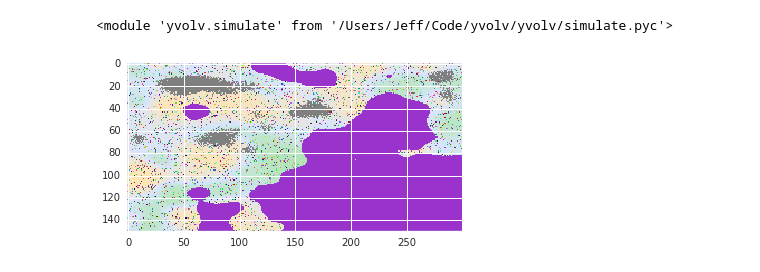
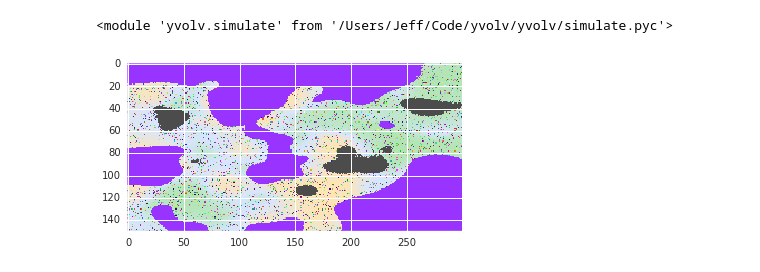
Before and after one commit to jeffschecter/yvolv, a Jupyter notebook: notebooks/scratch.ipynb, the cells around one changed output. Saved outputs shown, nothing was run; the diff lists cells and outputs as text; code cells hidden in the pictures.

```diff
--- a/notebooks/scratch.ipynb
+++ b/notebooks/scratch.ipynb
@@ -23,12 +67,12 @@ reload(simulate)
 # %%
-w = world.World(300, 150, tpoints=100, bpoints=60)
+w = world.World(300, 150, tpoints=50, bpoints=60)
 s = simulate.Simulation(w, 5000)
+
+figsize(6, 3)
+plt.imshow(s.image(), interpolation="none", filternorm=0)
+plt.show()
+# %% [output]
+[figure, added]
-# %%
-figsize(6, 3)
-plt.imshow(s.image(), interpolation="none", filternorm=0)
-plt.show()
-# %% [output]
-[figure, removed]
 # %%
 figsize(16, 8)
 
```
Also changed, not shown: parts of 5 cells of this notebook, 1 other file.
